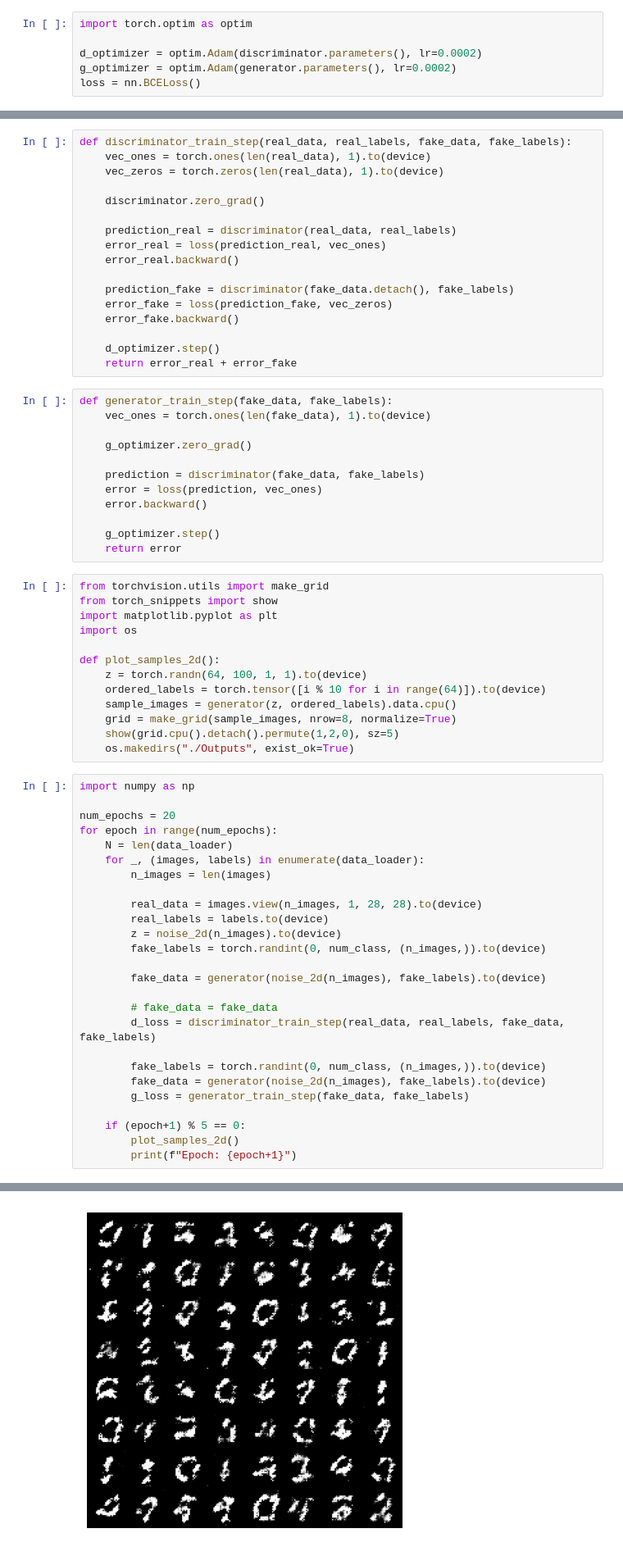
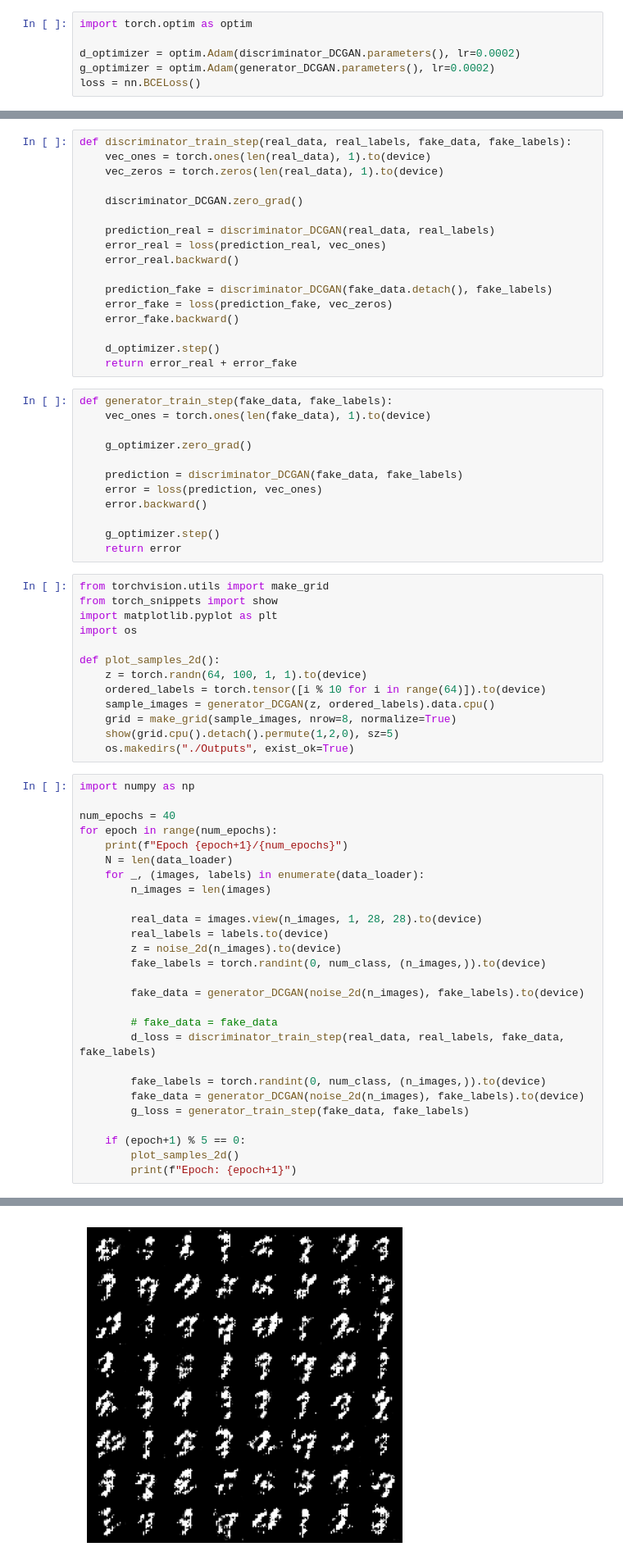
Before and after one commit to kylePellerin/DL-lab7, a Jupyter notebook: lab.ipynb, the cells around one changed output, grey strips where cells are left out. Shown at 82% size. Drawn from its saved outputs; the diff is of its cells as text.

```diff
--- a/lab.ipynb
+++ b/lab.ipynb
@@ -261,8 +316,8 @@ Vanilla Discriminator Parameters: 53,013
 # %%
 import torch.optim as optim
 
-d_optimizer = optim.Adam(discriminator.parameters(), lr=0.0002)
-g_optimizer = optim.Adam(generator.parameters(), lr=0.0002)
+d_optimizer = optim.Adam(discriminator_DCGAN.parameters(), lr=0.0002)
+g_optimizer = optim.Adam(generator_DCGAN.parameters(), lr=0.0002)
 loss = nn.BCELoss()
 # %%
 def noise_2d(batch_size):
@@ -273,13 +328,13 @@ def discriminator_train_step(real_data, real_labels, fake_data, fake_labels):
     vec_ones = torch.ones(len(real_data), 1).to(device)
     vec_zeros = torch.zeros(len(real_data), 1).to(device)
 
-    discriminator.zero_grad()
+    discriminator_DCGAN.zero_grad()
 
-    prediction_real = discriminator(real_data, real_labels)
+    prediction_real = discriminator_DCGAN(real_data, real_labels)
     error_real = loss(prediction_real, vec_ones)
     error_real.backward()
 
-    prediction_fake = discriminator(fake_data.detach(), fake_labels)
+    prediction_fake = discriminator_DCGAN(fake_data.detach(), fake_labels)
     error_fake = loss(prediction_fake, vec_zeros)
     error_fake.backward()
 
@@ -291,7 +346,7 @@ def generator_train_step(fake_data, fake_labels):
 
     g_optimizer.zero_grad()
 
-    prediction = discriminator(fake_data, fake_labels)
+    prediction = discriminator_DCGAN(fake_data, fake_labels)
     error = loss(prediction, vec_ones)
     error.backward()
 
@@ -306,15 +361,16 @@ import os
 def plot_samples_2d():
     z = torch.randn(64, 100, 1, 1).to(device)
     ordered_labels = torch.tensor([i % 10 for i in range(64)]).to(device)
-    sample_images = generator(z, ordered_labels).data.cpu()
+    sample_images = generator_DCGAN(z, ordered_labels).data.cpu()
     grid = make_grid(sample_images, nrow=8, normalize=True)
     show(grid.cpu().detach().permute(1,2,0), sz=5)
     os.makedirs("./Outputs", exist_ok=True)
 # %%
 import numpy as np
 
-num_epochs = 20
+num_epochs = 40
 for epoch in range(num_epochs):
+    print(f"Epoch {epoch+1}/{num_epochs}")
     N = len(data_loader)
     for _, (images, labels) in enumerate(data_loader):
         n_images = len(images)
@@ -324,13 +380,13 @@ for epoch in range(num_epochs):
         z = noise_2d(n_images).to(device)
         fake_labels = torch.randint(0, num_class, (n_images,)).to(device)
 
-        fake_data = generator(noise_2d(n_images), fake_labels).to(device)
+        fake_data = generator_DCGAN(noise_2d(n_images), fake_labels).to(device)
 
         # fake_data = fake_data
         d_loss = discriminator_train_step(real_data, real_labels, fake_data, fake_labels)
 
         fake_labels = torch.randint(0, num_class, (n_images,)).to(device)
-        fake_data = generator(noise_2d(n_images), fake_labels).to(device)
+        fake_data = generator_DCGAN(noise_2d(n_images), fake_labels).to(device)
         g_loss = generator_train_step(fake_data, fake_labels)
 
     if (epoch+1) % 5 == 0:
@@ -340 +401 @@ for epoch in range(num_epochs):
-[figure, old version]
+[figure, new version]
```
Also changed, not shown: parts of 14 cells of this notebook.
